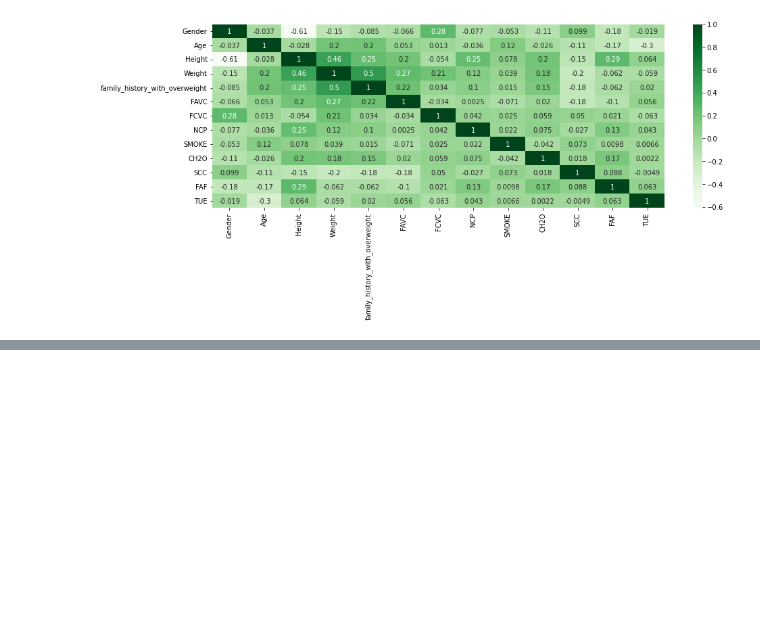
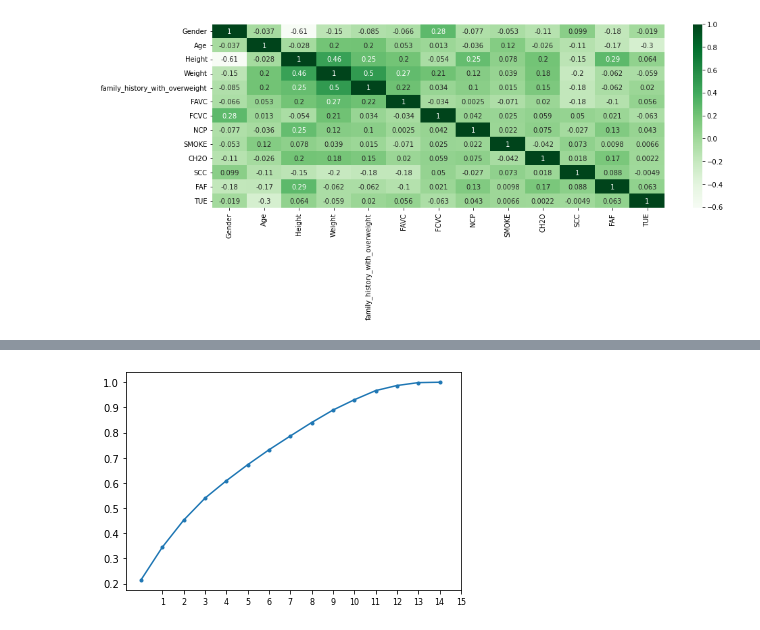
Before and after one commit to TanChen168/Project2, a Jupyter notebook: Project2_Part4.ipynb, the cells around one changed output, grey strips where cells are left out. Drawn from its saved outputs; the diff is of its cells as text; code cells hidden in the pictures; blank space fills up the shorter version.

```diff
--- a/Project2_Part4.ipynb
+++ b/Project2_Part4.ipynb
@@ -198,0 +435,6 @@ plt.ylabel('Silhouette Score');
+# %%
+# plot the cumulative sum of the percentage of explained variance for each component and those before it.
+plt.plot(pca.explained_variance_ratio_.cumsum(), marker= '.')
+plt.xticks(ticks=range(1,16), fontsize=8);
+# %% [output]
+[figure, added]
```
Also changed, not shown: parts of 30 cells of this notebook.
